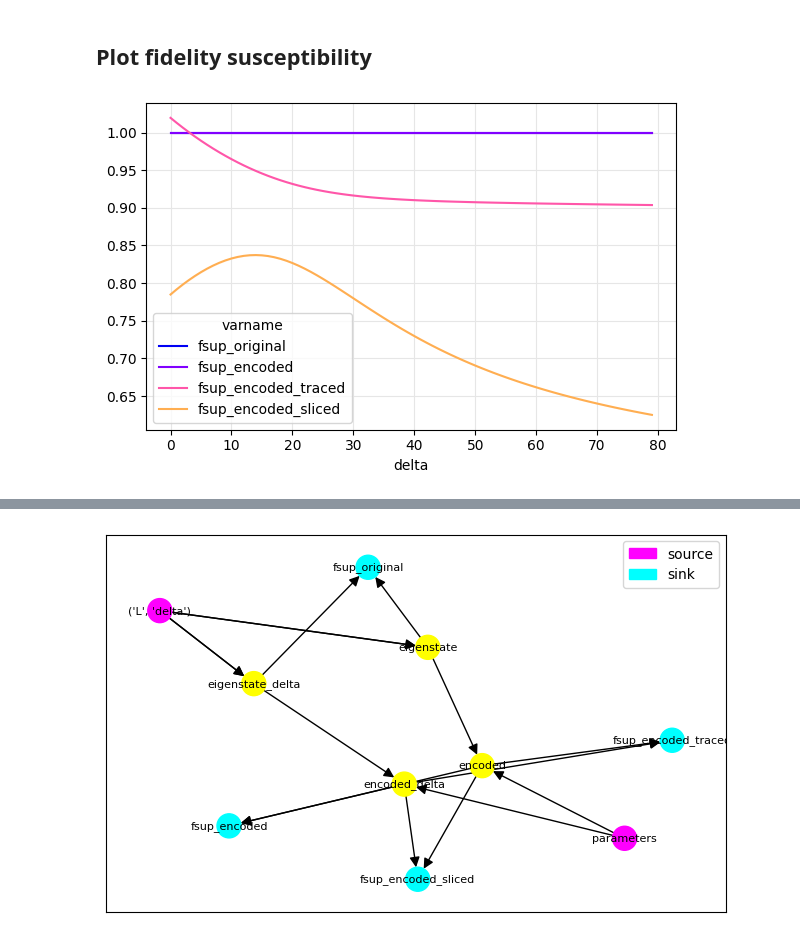
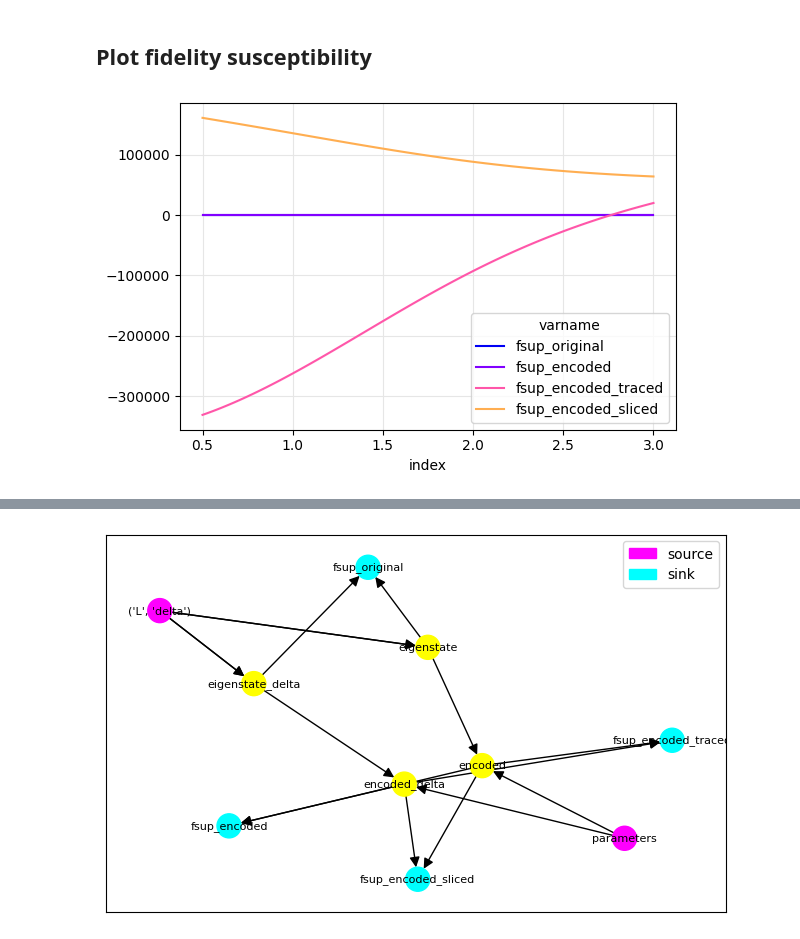
Before and after one commit to danlkv/quantum_autoencoder_qtensor, a Jupyter notebook: notebooks/Train autoencoder on eigenstates.ipynb, the cells around one changed output, grey strips where cells are left out. Cells and saved outputs as stored; diff of their text form; code cells hidden in the pictures.

```diff
--- a/notebooks/Train autoencoder on eigenstates.ipynb
+++ b/notebooks/Train autoencoder on eigenstates.ipynb
@@ -244,8 +267,8 @@ def fsup_encoded_sliced(encoded, encoded_delta):
 # %%
 fig = ex.plot_variables(('fsup_original', 'fsup_encoded', 'fsup_encoded_traced', 'fsup_encoded_sliced'),
                         L=[8],
-                        delta=range(80),
+                        index=np.linspace(0.5, 3, 100),
                         parameters=[parameters.detach().numpy()]
                  ),
 # %% [output]
-[figure, old version]
+[figure, new version]
```
Also changed, not shown: parts of 11 cells of this notebook, 1 other file.
